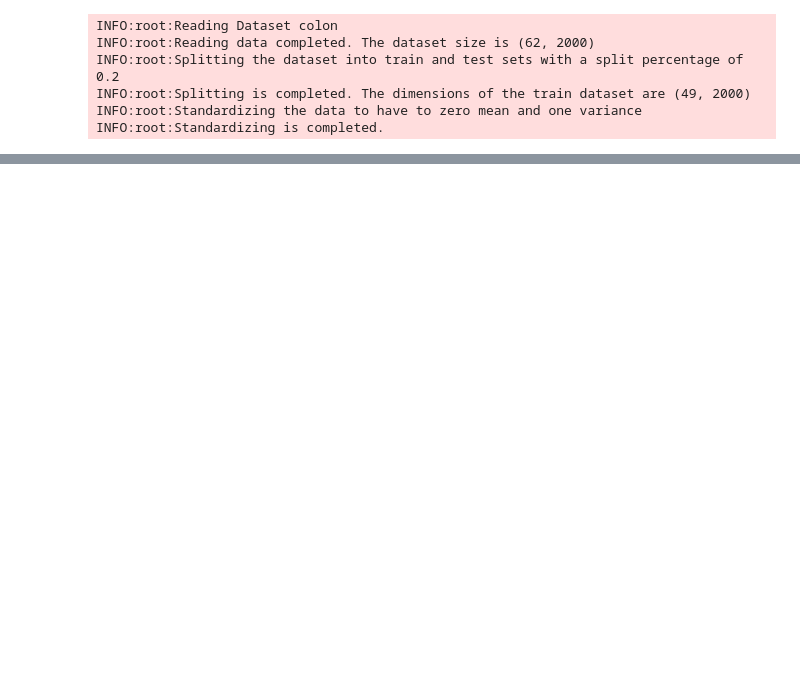
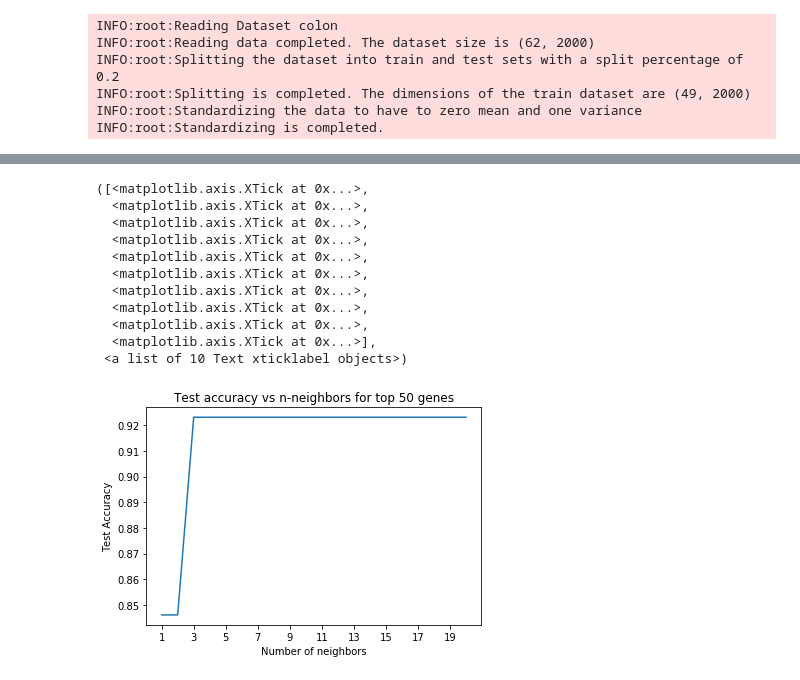
Before and after one commit to avinashingit/cancer-classification, a Jupyter notebook: Code/cancer_classification.ipynb, the cells around one changed output, grey strips where cells are left out. Drawn from its saved outputs; the diff is of its cells as text; code cells hidden in the pictures; blank space fills up the shorter version.

```diff
--- a/Code/cancer_classification.ipynb
+++ b/Code/cancer_classification.ipynb
@@ -79,0 +148,19 @@ INFO:root:Standardizing is completed.
+# %%
+plt.plot(range(1, 21), scores[50])
+plt.title("Test accuracy vs n-neighbors for top 50 genes")
+plt.xlabel("Number of neighbors")
+plt.ylabel("Test Accuracy")
+plt.xticks(range(1, 21, 2))
+# %% [output]
+([<matplotlib.axis.XTick at 0x...>,
+  <matplotlib.axis.XTick at 0x...>,
+  <matplotlib.axis.XTick at 0x...>,
+  <matplotlib.axis.XTick at 0x...>,
+  <matplotlib.axis.XTick at 0x...>,
+  <matplotlib.axis.XTick at 0x...>,
+  <matplotlib.axis.XTick at 0x...>,
+  <matplotlib.axis.XTick at 0x...>,
+  <matplotlib.axis.XTick at 0x...>,
+  <matplotlib.axis.XTick at 0x...>],
+ <a list of 10 Text xticklabel objects>)
+[figure, added]
```
Also changed, not shown: parts of 9 cells of this notebook.
